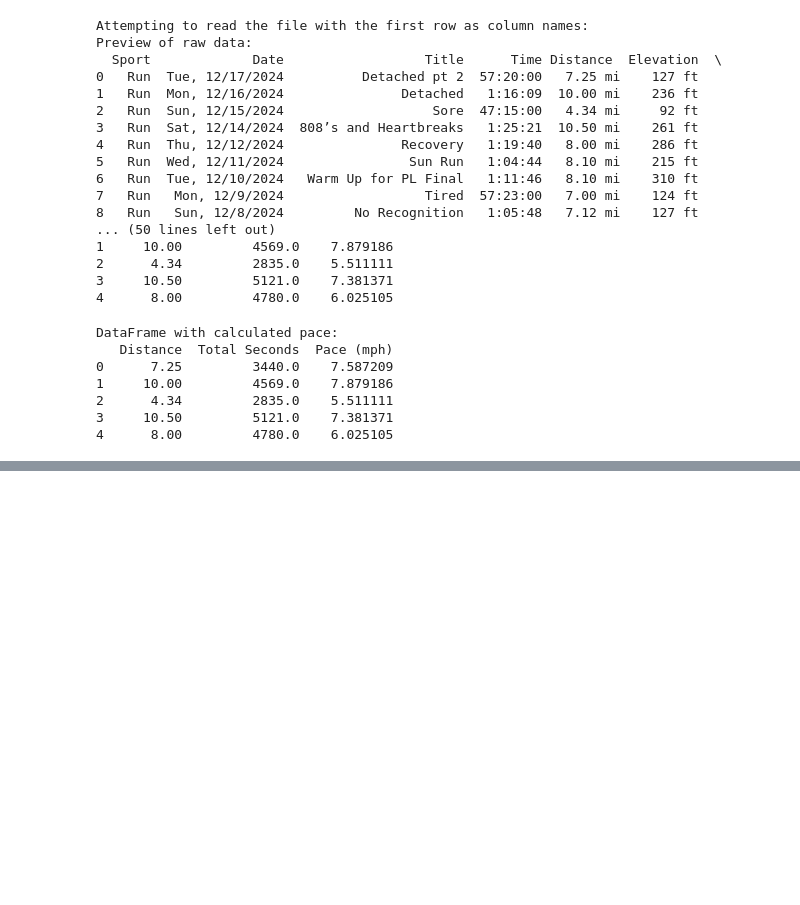
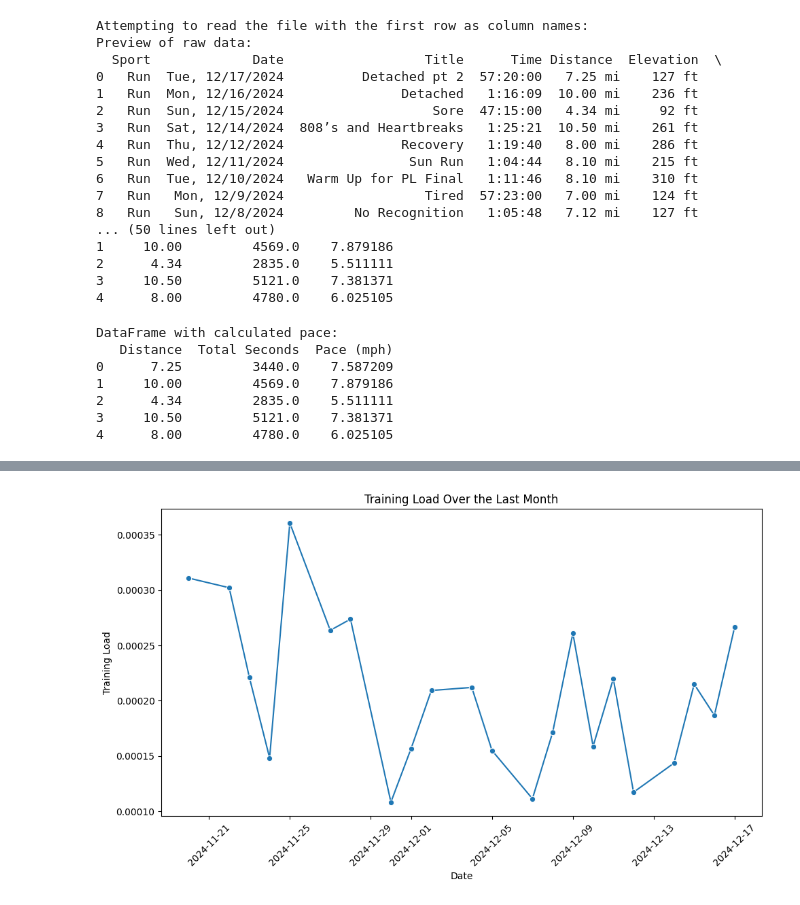
Before and after one commit to TimB21/Marathon-Training-Performance-and-Recovery-Dashboard, a Jupyter notebook: Script/Script.ipynb, the cells around one changed output, grey strips where cells are left out. Saved outputs shown, nothing was run; the diff lists cells and outputs as text; code cells hidden in the pictures; blank space fills up the shorter version.

```diff
--- a/Script/Script.ipynb
+++ b/Script/Script.ipynb
@@ -476,0 +523,89 @@ print(daily_mileage)
+# %%
+import pandas as pd
+import matplotlib.pyplot as plt
+import seaborn as sns
+import numpy as np
+
+# Function to calculate training load
+def calculate_training_load(distance, total_seconds, heart_rate, elevation=0):
+    """
+    Calculate training load for a workout.
+
+    Parameters:
+        distance (float): Distance of the run in miles.
+        total_seconds (float): Total time of the run in seconds.
+        heart_rate (float): Average heart rate during the run.
+        elevation (float): Total elevation in feet (optional).
+
+    Returns:
+        float: Training load score.
+    """
+    if total_seconds <= 0 or distance <= 0:
+        return None  # Invalid inputs
+
+    # Base load from total time (in minutes) and heart rate (normalized)
+    base_load = (total_seconds / 60) * (heart_rate / 100)
+
+    # Pace factor (heavily rewards faster paces)
+    pace_factor = (1 / (total_seconds / 60)) ** 3.5  # Heavily reward faster paces (faster = lower time)
+
+    # Distance factor (strongly rewards longer distances)
+    distance_factor = (distance ** 1) / 2  # Reward longer distances
+
+    # Elevation adjustment (minimally rewards elevation)
+    elevation_factor = 1 + (elevation / 1000)  # Slightly reward elevation
+
+    # Total training load (combining the factors)
+    training_load = base_load * pace_factor * distance_factor * elevation_factor
+    return training_load
+
+# Assuming 'df' contains the necessary columns ('Date', 'Distance', 'Total Seconds', 'Heart Rate', 'Elevation')
+
+# Apply the training load formula to each run in the DataFrame and assign to the new column 'Training Load'
+df['Training Load'] = df.apply(
+    lambda row: calculate_training_load(row['Distance'], row['Total Seconds'], row['Heart Rate'], row['Elevation']),
+    axis=1
+)
+
+# Ensure 'Date' is in datetime format
+df['Date'] = pd.to_datetime(df['Date'])
+
+# Filter data for the last month and last 3 months
+last_month = pd.to_datetime('today') - pd.DateOffset(months=1)
+last_3_months = pd.to_datetime('today') - pd.DateOffset(months=3)
+
+df_last_month = df[df['Date'] >= last_month]
+df_last_3_months = df[df['Date'] >= last_3_months]
+
+# Group by date and sum the training load for each day
+daily_training_load_last_month = df_last_month.groupby('Date')['Training Load'].sum().reset_index()
+daily_training_load_last_3_months = df_last_3_months.groupby('Date')['Training Load'].sum().reset_index()
+
+# Plotting training load over the last month
+plt.figure(figsize=(10, 6))
+sns.lineplot(x='Date', y='Training Load', data=daily_training_load_last_month, marker='o')
+plt.title('Training Load Over the Last Month')
+plt.xlabel('Date')
+plt.ylabel('Training Load')
+plt.xticks(rotation=45)
+plt.tight_layout()
+plt.show()
+
+# Plotting training load over the last 3 months
+plt.figure(figsize=(10, 6))
+sns.lineplot(x='Date', y='Training Load', data=daily_training_load_last_3_months, marker='o')
+plt.title('Training Load Over the Last 3 Months')
+plt.xlabel('Date')
+plt.ylabel('Training Load')
+plt.xticks(rotation=45)
+plt.tight_layout()
+plt.show()
+
+# Optionally, print the daily training load data for review
+print("Daily Training Load for the Last Month:")
+print(daily_training_load_last_month)
+
+print("Daily Training Load for the Last 3 Months:")
+print(daily_training_load_last_3_months)
+# %% [output]
+[figure, added]
```
Also changed, not shown: parts of 9 cells of this notebook, 1 other file.
